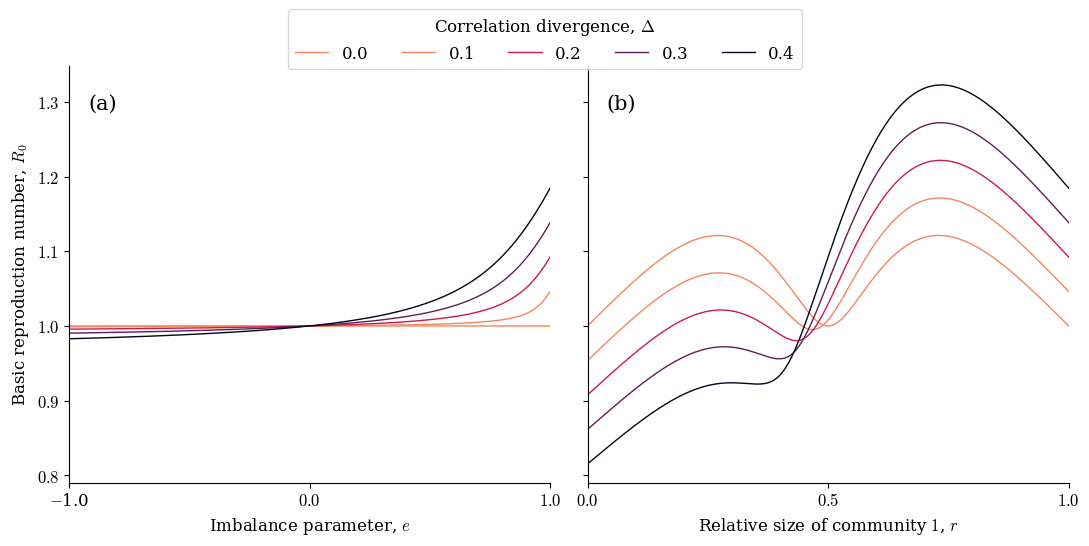
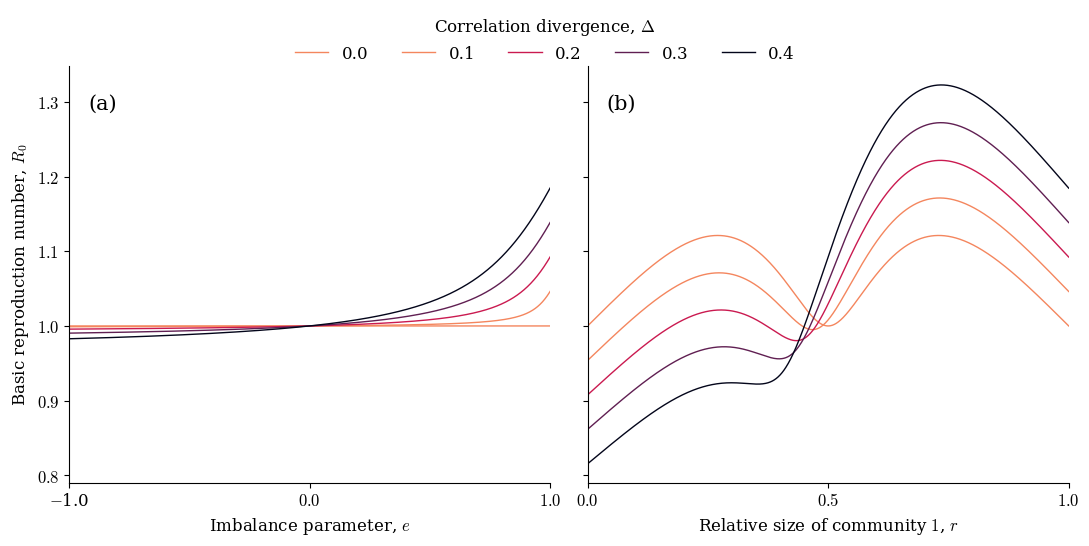
The change to this notebook cell's code, shown as a diff; its figure went from the first image to the second:
--- before
+++ after
@@ -74,4 +74,5 @@
     bbox_to_anchor=(0.5, 1.1),
     ncol=5,
+    frameon=False
 )
 ax[0].set_xlabel(r"Imbalance parameter, $e$")
@@ -102,5 +103,5 @@
 plt.tight_layout()
 
-plt.savefig("Figures/Figure-3.png", dpi=1000, bbox_inches="tight")
-plt.savefig("Figures/Figure-3.svg", format="svg", bbox_inches="tight")
+#plt.savefig("Figures/Figure-3.png", dpi=1000, bbox_inches="tight")
+#plt.savefig("Figures/Figure-3.svg", format="svg", bbox_inches="tight")
 plt.savefig("Figures/Figure-3.pdf", format="pdf", bbox_inches="tight")

Commit: final updates